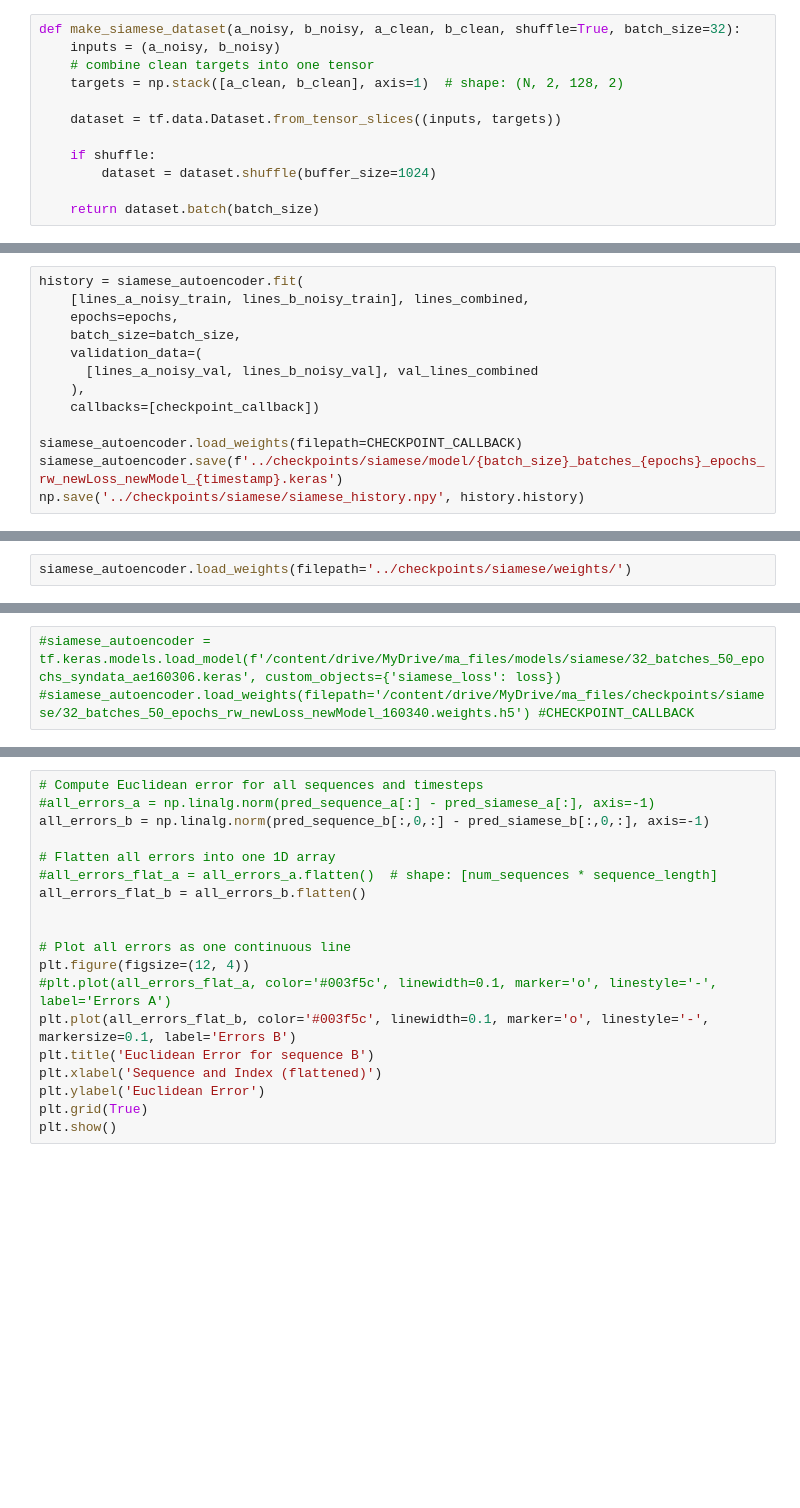
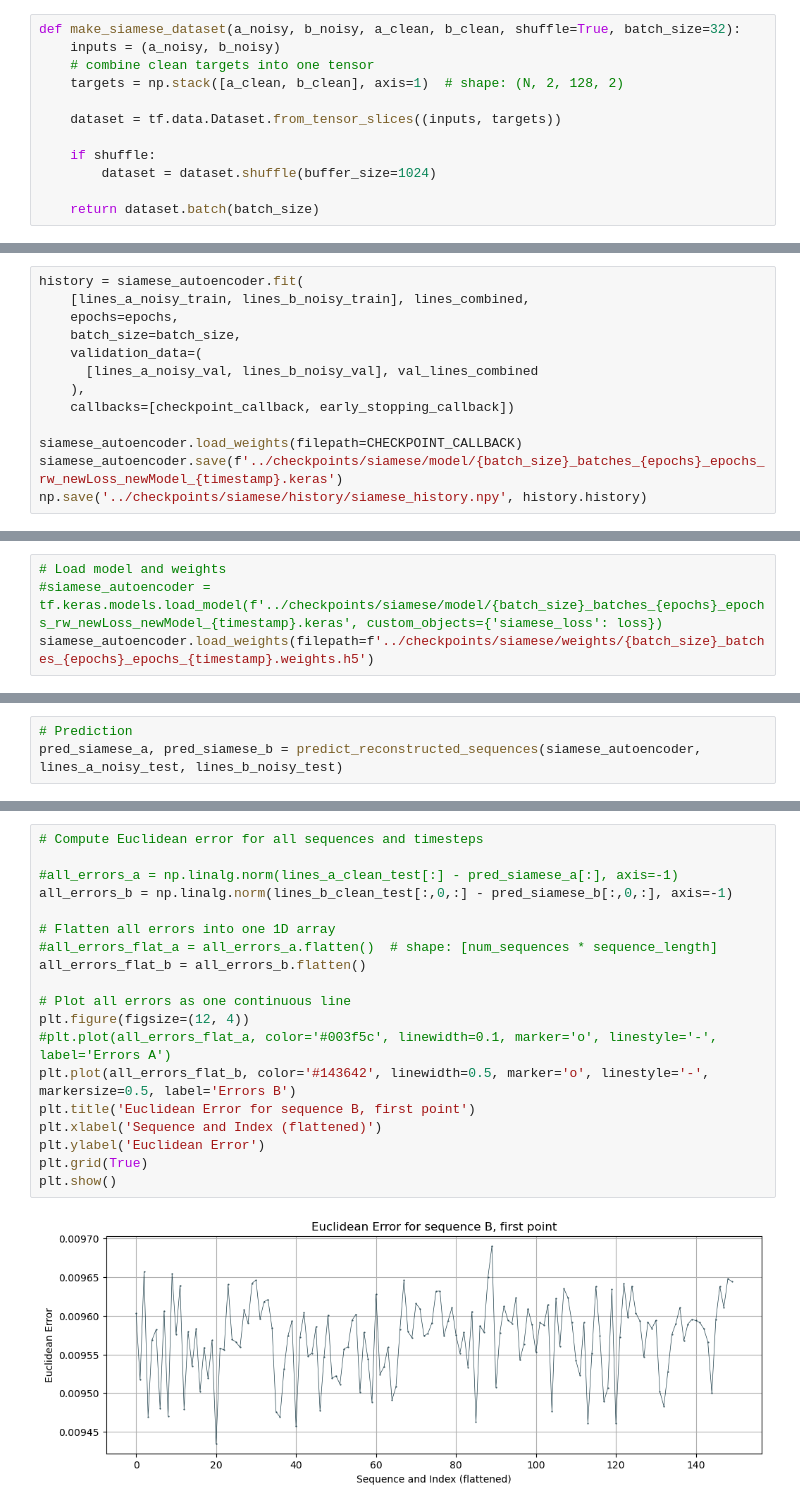
Before and after one commit to Piviwo/line-displacement, a Jupyter notebook: models/siamese_lstm.ipynb, the cells around one changed output, grey strips where cells are left out. Cells and saved outputs as stored; diff of their text form; blank space fills up the shorter version.

```diff
--- a/models/siamese_lstm.ipynb
+++ b/models/siamese_lstm.ipynb
@@ -406,8 +326,8 @@ history = siamese_autoencoder.fit(
     validation_data=(
       [lines_a_noisy_val, lines_b_noisy_val], val_lines_combined
     ),
-    callbacks=[checkpoint_callback])
+    callbacks=[checkpoint_callback, early_stopping_callback])
 
 siamese_autoencoder.load_weights(filepath=CHECKPOINT_CALLBACK)
 siamese_autoencoder.save(f'../checkpoints/siamese/model/{batch_size}_batches_{epochs}_epochs_rw_newLoss_newModel_{timestamp}.keras')
-np.save('../checkpoints/siamese/siamese_history.npy', history.history)
+np.save('../checkpoints/siamese/history/siamese_history.npy', history.history)
@@ -414,4 +357,2 @@ np.save('../checkpoints/siamese/siamese_history.npy', history.history)
-# %%
-siamese_autoencoder.load_weights(filepath='../checkpoints/siamese/weights/')
 # %%
 siamese_autoencoder.summary()
@@ -438,3 +405,4 @@ plot_history(history, epochs, batch_size, lines_a_noisy)
 # %%
-#siamese_autoencoder = tf.keras.models.load_model(f'/content/drive/MyDrive/ma_files/models/siamese/32_batches_50_epochs_syndata_ae160306.keras', custom_objects={'siamese_loss': loss})
-#siamese_autoencoder.load_weights(filepath='/content/drive/MyDrive/ma_files/checkpoints/siamese/32_batches_50_epochs_rw_newLoss_newModel_160340.weights.h5') #CHECKPOINT_CALLBACK
+# Load model and weights
+#siamese_autoencoder = tf.keras.models.load_model(f'../checkpoints/siamese/model/{batch_size}_batches_{epochs}_epochs_rw_newLoss_newModel_{timestamp}.keras', custom_objects={'siamese_loss': loss})
+siamese_autoencoder.load_weights(filepath=f'../checkpoints/siamese/weights/{batch_size}_batches_{epochs}_epochs_{timestamp}.weights.h5')
@@ -457,0 +409,3 @@ pred_siamese_b.shape
+# %%
+# Prediction
+pred_siamese_a, pred_siamese_b = predict_reconstructed_sequences(siamese_autoencoder, lines_a_noisy_test, lines_b_noisy_test)
@@ -511,21 +472,23 @@ print(f"Mean Squared Error (MSE): {mse}")
 # %%
 # Compute Euclidean error for all sequences and timesteps
-#all_errors_a = np.linalg.norm(pred_sequence_a[:] - pred_siamese_a[:], axis=-1)
-all_errors_b = np.linalg.norm(pred_sequence_b[:,0,:] - pred_siamese_b[:,0,:], axis=-1)
+
+#all_errors_a = np.linalg.norm(lines_a_clean_test[:] - pred_siamese_a[:], axis=-1)
+all_errors_b = np.linalg.norm(lines_b_clean_test[:,0,:] - pred_siamese_b[:,0,:], axis=-1)
 
 # Flatten all errors into one 1D array
 #all_errors_flat_a = all_errors_a.flatten()  # shape: [num_sequences * sequence_length]
 all_errors_flat_b = all_errors_b.flatten()
 
-
 # Plot all errors as one continuous line
 plt.figure(figsize=(12, 4))
 #plt.plot(all_errors_flat_a, color='#003f5c', linewidth=0.1, marker='o', linestyle='-', label='Errors A')
-plt.plot(all_errors_flat_b, color='#003f5c', linewidth=0.1, marker='o', linestyle='-', markersize=0.1, label='Errors B')
-plt.title('Euclidean Error for sequence B')
+plt.plot(all_errors_flat_b, color='#143642', linewidth=0.5, marker='o', linestyle='-', markersize=0.5, label='Errors B')
+plt.title('Euclidean Error for sequence B, first point')
 plt.xlabel('Sequence and Index (flattened)')
 plt.ylabel('Euclidean Error')
 plt.grid(True)
 plt.show()
+# %% [output]
+[figure, added]
 # %%
 # Compute MSE per point (squared error averaged over features)
```
Also changed, not shown: parts of 29 cells of this notebook, 9 other files.
